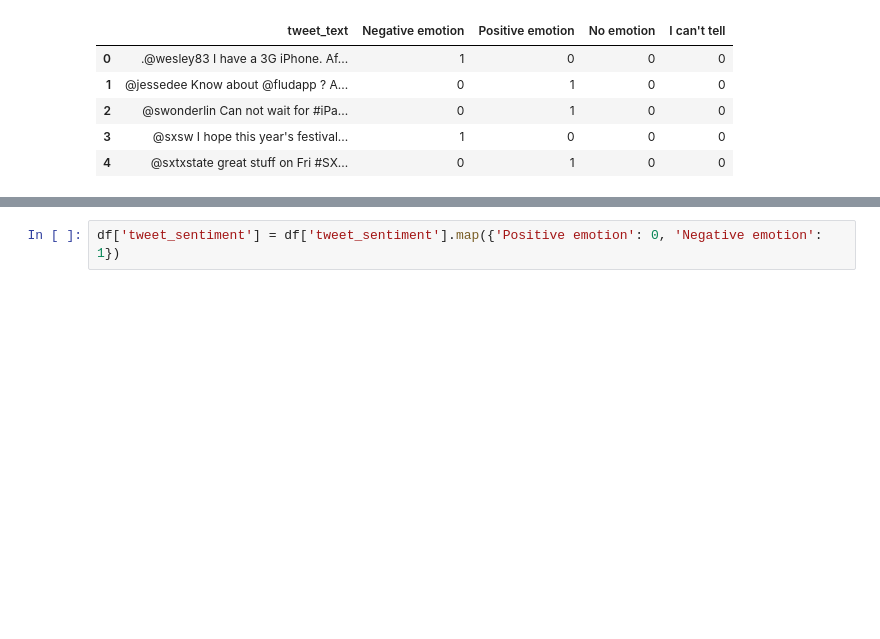
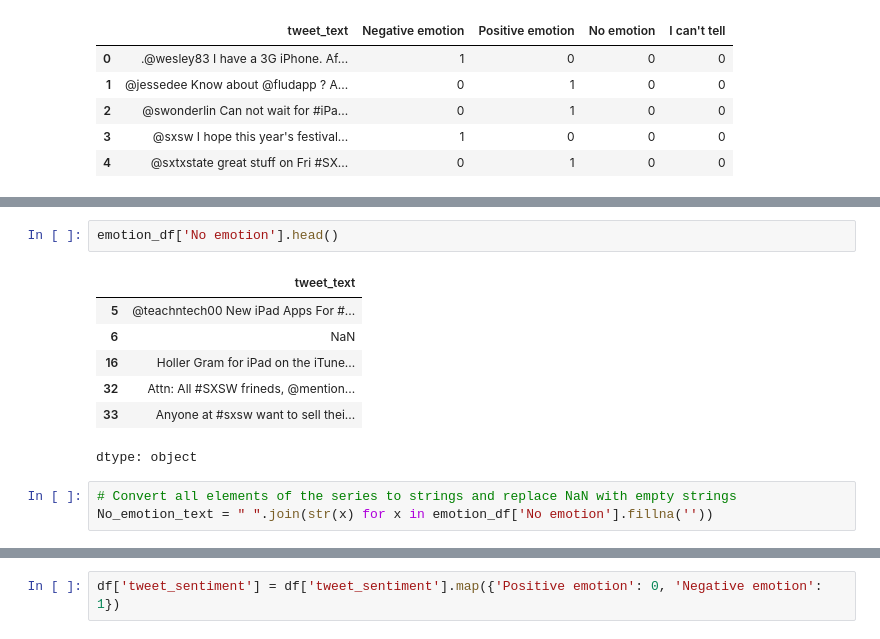
Before and after one commit to josh-g-grimes/Twitter-Sentiment-NLP, a Jupyter notebook: notebook.ipynb, the cells around one changed output, grey strips where cells are left out. Cells and saved outputs as stored; diff of their text form; blank space fills up the shorter version.

```diff
--- a/notebook.ipynb
+++ b/notebook.ipynb
@@ -84,0 +93,13 @@ df.head()
+# %%
+emotion_df['No emotion'].head()
+# %% [output]
+|  | tweet_text |
+| 5 | @teachntech00 New iPad Apps For #... |
+| 6 | NaN |
+| 16 | Holler Gram for iPad on the iTune... |
+| 32 | Attn: All #SXSW frineds, @mention... |
+| 33 | Anyone at #sxsw want to sell thei... |
+dtype: object
+# %%
+# Convert all elements of the series to strings and replace NaN with empty strings
+No_emotion_text = " ".join(str(x) for x in emotion_df['No emotion'].fillna(''))
```
Also changed, not shown: parts of 5 cells of this notebook.
